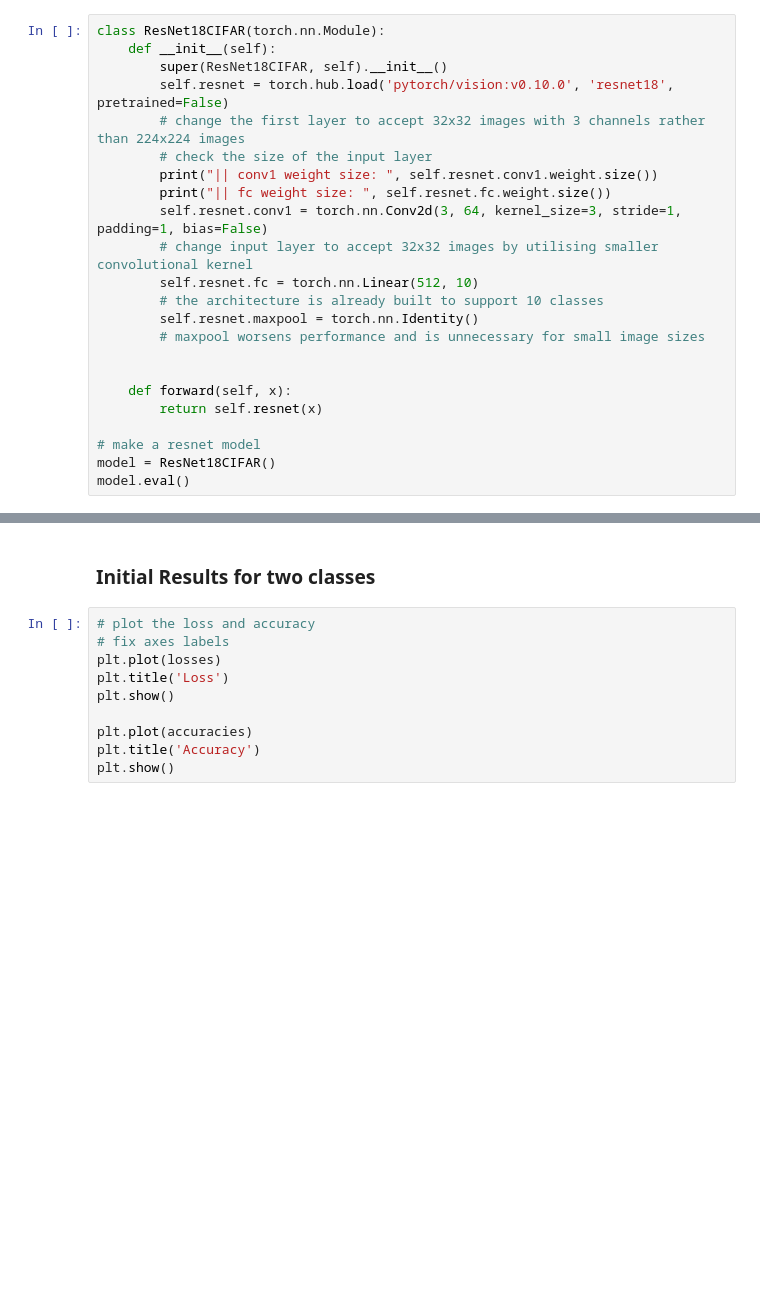
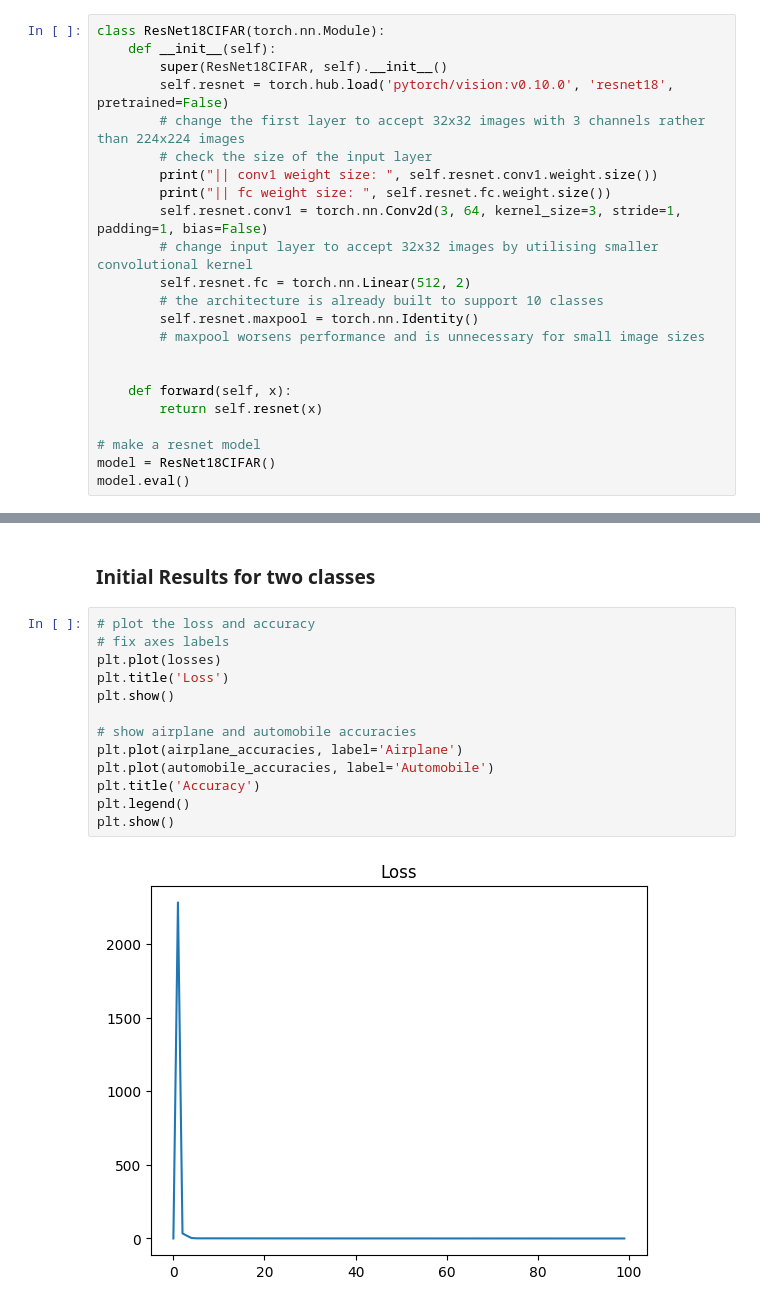
Before and after one commit to DROP-TABLE-CS407/Machine-Unlearning-x-Continual-Learning, a Jupyter notebook: replay_based_CIL.ipynb, the cells around one changed output, grey strips where cells are left out. Cells and saved outputs as stored; diff of their text form; blank space fills up the shorter version.

```diff
--- a/replay_based_CIL.ipynb
+++ b/replay_based_CIL.ipynb
@@ -47,7 +47,7 @@ class ResNet18CIFAR(torch.nn.Module):
         print("|| fc weight size: ", self.resnet.fc.weight.size())
         self.resnet.conv1 = torch.nn.Conv2d(3, 64, kernel_size=3, stride=1, padding=1, bias=False)
         # change input layer to accept 32x32 images by utilising smaller convolutional kernel
-        self.resnet.fc = torch.nn.Linear(512, 10)
+        self.resnet.fc = torch.nn.Linear(512, 2)
         # the architecture is already built to support 10 classes
         self.resnet.maxpool = torch.nn.Identity()
         # maxpool worsens performance and is unnecessary for small image sizes
@@ -168,10 +209,15 @@ KeyboardInterrupt:
 # %%
 # plot the loss and accuracy
 # fix axes labels
 plt.plot(losses)
 plt.title('Loss')
 plt.show()
 
-plt.plot(accuracies)
+# show airplane and automobile accuracies
+plt.plot(airplane_accuracies, label='Airplane')
+plt.plot(automobile_accuracies, label='Automobile')
 plt.title('Accuracy')
+plt.legend()
 plt.show()
+# %% [output]
+[figure, added]
```
Also changed, not shown: parts of 4 cells of this notebook, 2 other files.
